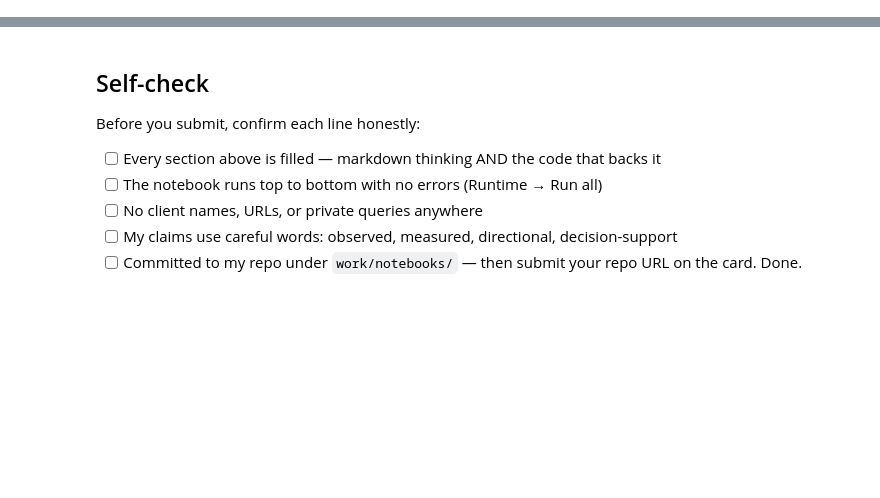
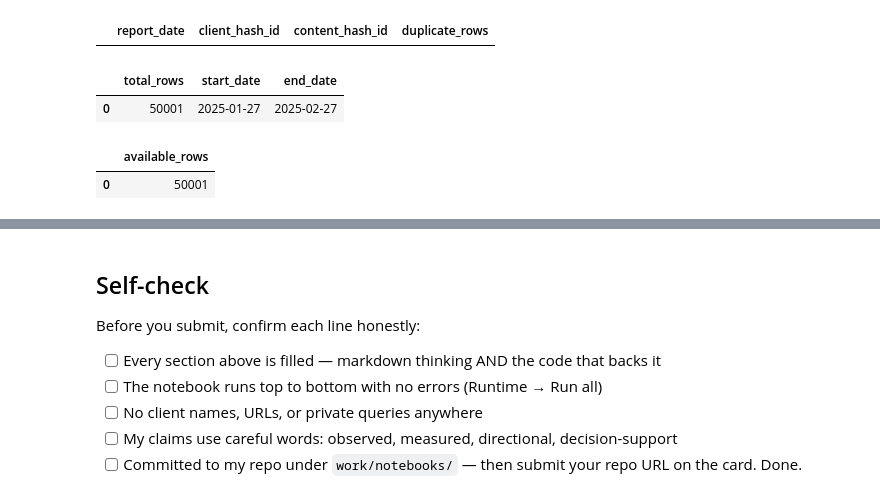
Before and after one commit to abiodunadesesan/FlyRank-ml-Internship-, a Jupyter notebook: work/notebooks/w03_data_contract.ipynb, the cells around one changed output, grey strips where cells are left out. Saved outputs shown, nothing was run; the diff lists cells and outputs as text; code cells hidden in the pictures; blank space fills up the shorter version.

```diff
--- a/work/notebooks/w03_data_contract.ipynb
+++ b/work/notebooks/w03_data_contract.ipynb
@@ -36,0 +38,10 @@ This skeleton is yours to fill. Work the sections **in order** — each one has
+# %%
+from datasets import load_dataset
+
+daily = load_dataset(
+    "FlyRank/internship-warehouse",
+    "fact_content_daily_performance",
+    streaming=True
+)
+
+print(daily)
@@ -36,0 +80,52 @@ This skeleton is yours to fill. Work the sections **in order** — each one has
+# %%
+import duckdb
+import pandas as pd
+
+rows = []
+
+for i, row in enumerate(daily["train"]):
+    rows.append(row)
+    if i >= 50000:
+        break
+
+df = pd.DataFrame(rows)
+
+duckdb.sql("""
+SELECT
+    report_date,
+    client_hash_id,
+    content_hash_id,
+    COUNT(*) AS duplicate_rows
+FROM df
+GROUP BY
+    report_date,
+    client_hash_id,
+    content_hash_id
+HAVING COUNT(*) > 1
+LIMIT 5
+""").df()
+# %% [output]
+|  | report_date | client_hash_id | content_hash_id | duplicate_rows |
+# %%
+duckdb.sql("""
+SELECT
+    COUNT(*) AS total_rows,
+    MIN(report_date) AS start_date,
+    MAX(report_date) AS end_date
+FROM df
+""").df()
+# %% [output]
+|  | total_rows | start_date | end_date |
+| 0 | 50001 | 2025-01-27 | 2025-02-27 |
+# %%
+duckdb.sql("""
+SELECT
+    COUNT(*) AS available_rows
+FROM df
+WHERE
+    gsc_data_available IS TRUE
+    AND client_has_gsc IS TRUE
+""").df()
+# %% [output]
+|  | available_rows |
+| 0 | 50001 |
```
Also changed, not shown: parts of 25 cells of this notebook.
